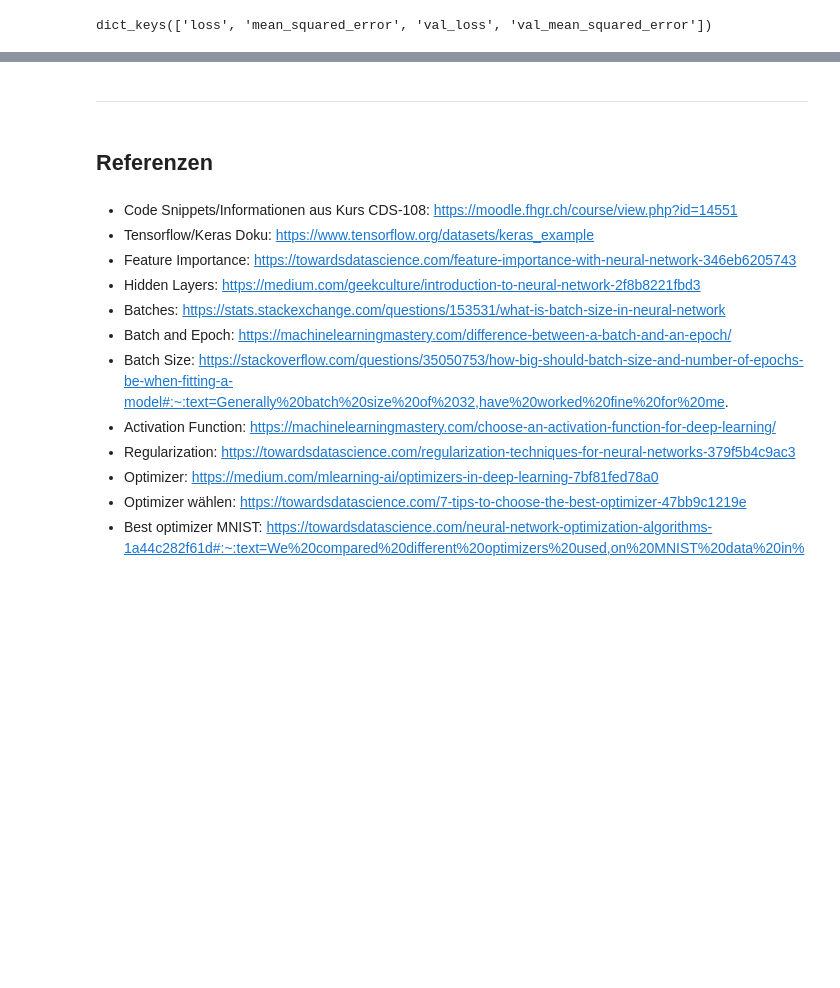
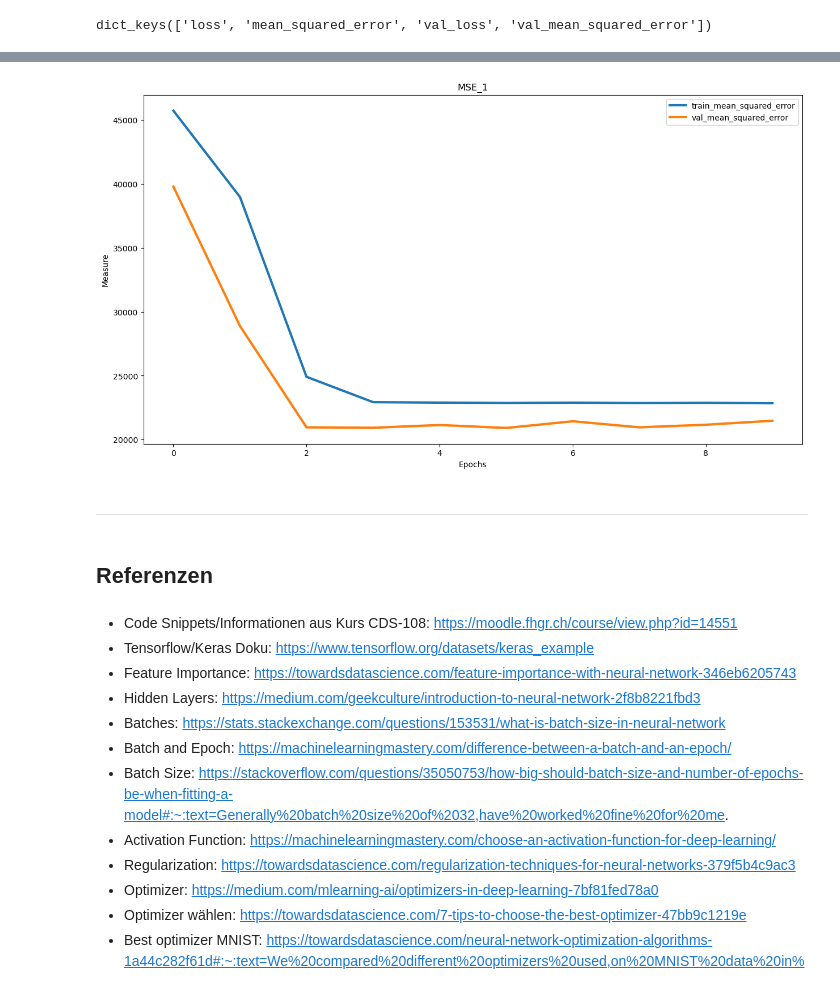
Before and after one commit to fhgr-cds-archive-class-2021/fhgr-3-s-ml-project-group-2, a Jupyter notebook: leandro/deep_learning_project/beijing_keras_leandro_gregorini.ipynb, the cells around one changed output, grey strips where cells are left out. Saved outputs shown, nothing was run; the diff lists cells and outputs as text; code cells hidden in the pictures; blank space fills up the shorter version.

```diff
--- a/leandro/deep_learning_project/beijing_keras_leandro_gregorini.ipynb
+++ b/leandro/deep_learning_project/beijing_keras_leandro_gregorini.ipynb
@@ -493,3 +609,7 @@ tuner_rs.search_space_summary()
+# %%
+plot_measures_regression(model_name="BEIJING-MODEL", history=history, title=f"MSE_{run_count}",accuracy_measures_to_plot=["train_mean_squared_error", "val_mean_squared_error"], savefig=True)
+# %% [output]
+[figure, added]
 # %% [markdown]
 ---
 # %% [markdown]
```
Also changed, not shown: parts of 24 cells of this notebook, 46 other files.
